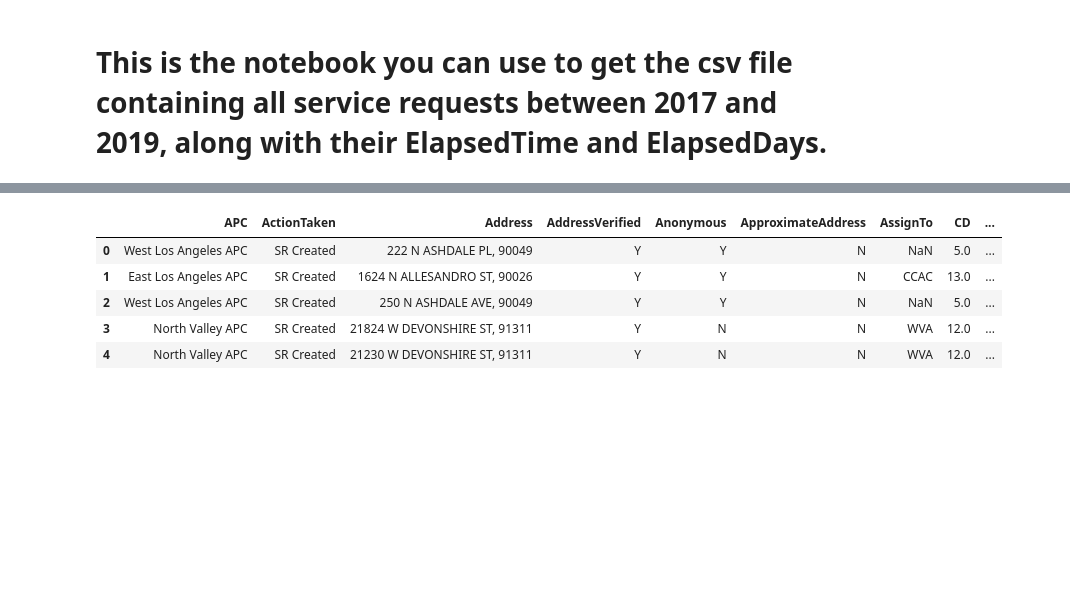
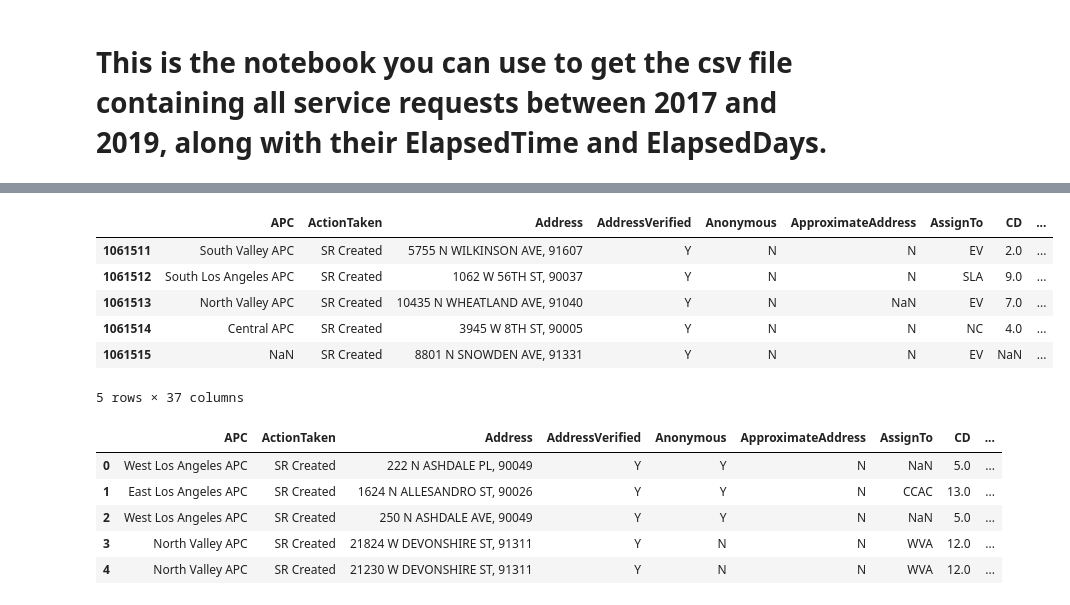
Before and after one commit to p-ai-org/p-requests, a Jupyter notebook: 311_Requests_Model/SRCleaning.ipynb, the cells around one changed output, grey strips where cells are left out. Saved outputs shown, nothing was run; the diff lists cells and outputs as text; code cells hidden in the pictures; blank space fills up the shorter version.

Commit message:
Updated to work on 2020 data

```diff
--- a/311_Requests_Model/SRCleaning.ipynb
+++ b/311_Requests_Model/SRCleaning.ipynb
@@ -63,8 +63,48 @@ def elapsedTime(csv2017, csv2018, csv2019):
     hdf['Just Date'] = df3
 
     return hdf.reset_index(drop = True)
+
+
+def elapsedTime2020(df):
+    """
+    Creates elapsedTime, elapsedDays, and date columns.
+    """
+    #df = pd.read_csv(csv)
+
+    hdf = df.dropna(axis=0, subset=['CreatedDate', 'ClosedDate'])
+
+    #ElapsedTime
+    df1 = hdf['ClosedDate'].apply(convertTime, 0)
+    df2 = hdf['CreatedDate'].apply(convertTime, 0)
+
+    hdf['ElapsedTime'] = df1 - df2
+    hdf['ElapsedTime'] = hdf['ElapsedTime']/np.timedelta64(1,'m')
+    hdf['ElapsedTime'] = hdf['ElapsedTime'].apply(convertFromSeconds, 0)
+
+    #ElapsedDays
+    df3 = hdf['CreatedDate'].apply(convertDays, 0)
+    df4 = hdf['ClosedDate'].apply(convertDays, 0)
+    hdf['ElapsedDays'] = (df4 - df3).dt.days
+
+    #Column for Closed Dates
+    hdf['Just Date'] = df3
+
+    return hdf.reset_index(drop = True).sort_index(axis=1)
+
+def cleaned_df(csv):
+    """
+    Take in 2020 dataset and return dataset with ElapsedTime, ElapsedDays, and date columns
+    Data: https://data.lacity.org/A-Well-Run-City/MyLA311-Service-Request-Data-2020/rq3b-xjk8
+    """
+    df = pd.read_csv(csv)
+    df = df.drop(143589,axis=0).reset_index(drop = True)  #This row was mislabled (the year inputted was 3020, not 2020)
+    edf = elapsedTime2020(df)
+    edf = edf[edf.ElapsedDays >= 0]
+
+    return edf
 # %%
 edf = elapsedTime('service2017.csv', 'service2018.csv', 'service2019.csv')
+edf2 = cleaned_df('service2020.csv')
 # %% [output]
 of pandas will change to not sort by default.
 
@@ -87,0 +130,2 @@ edf = edf[edf['ElapsedDays'] < 1100]   #Some of the service requests had dates w
+# %%
+df_final = pd.concat([edf,edf2])
@@ -87,0 +161,10 @@ edf = edf[edf['ElapsedDays'] < 1100]   #Some of the service requests had dates w
+# %%
+df_final.tail()
+# %% [output]
+|  | APC | ActionTaken | Address | AddressVerified | Anonymous | ApproximateAddress | AssignTo | CD | ... |
+| 1061511 | South Valley APC | SR Created | 5755 N WILKINSON AVE, 91607 | Y | N | N | EV | 2.0 | ... |
+| 1061512 | South Los Angeles APC | SR Created | 1062 W 56TH ST, 90037 | Y | N | N | SLA | 9.0 | ... |
+| 1061513 | North Valley APC | SR Created | 10435 N WHEATLAND AVE, 91040 | Y | N | NaN | EV | 7.0 | ... |
+| 1061514 | Central APC | SR Created | 3945 W 8TH ST, 90005 | Y | N | N | NC | 4.0 | ... |
+| 1061515 | NaN | SR Created | 8801 N SNOWDEN AVE, 91331 | Y | N | N | EV | NaN | ... |
+5 rows × 37 columns
```
Also changed, not shown: parts of 5 cells of this notebook, 7 other files.
